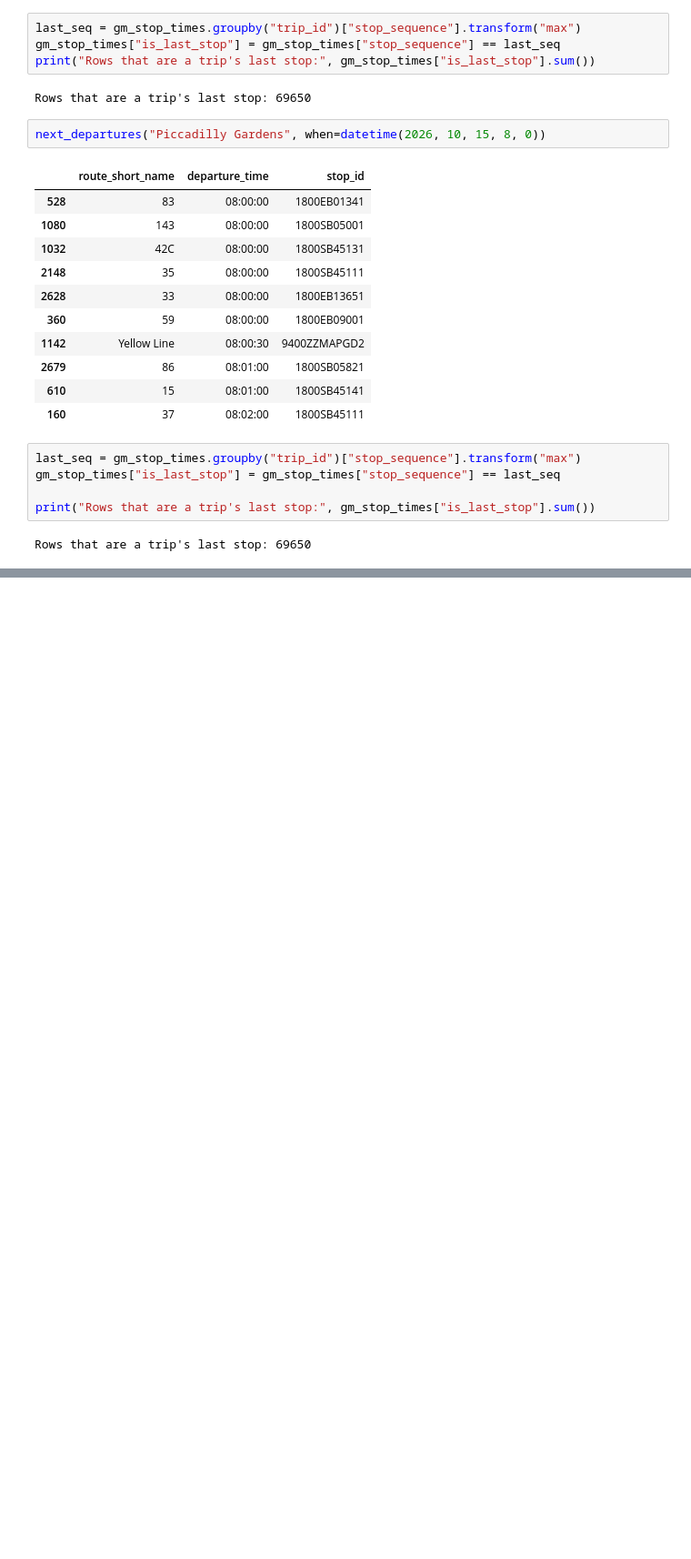
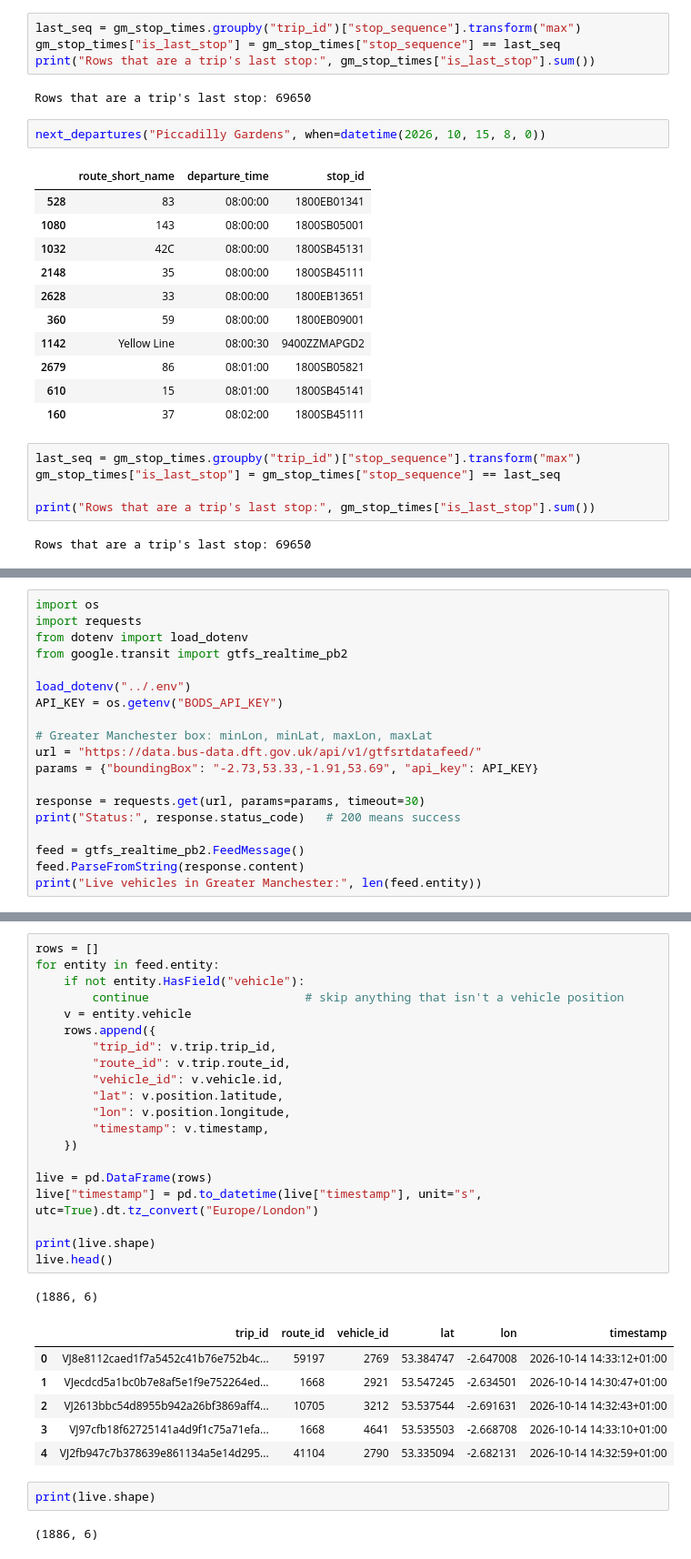
Before and after one commit to kaushaltatkare/manchester-bus-tracker, a Jupyter notebook: notebooks/01_explore_stops.ipynb, the cells around one changed output, grey strips where cells are left out. Shown at 91% size. Saved outputs shown, nothing was run; the diff lists cells and outputs as text; blank space fills up the shorter version.

```diff
--- a/notebooks/01_explore_stops.ipynb
+++ b/notebooks/01_explore_stops.ipynb
@@ -429,0 +442,19 @@ Rows that are a trip's last stop: 69650
+# %%
+import os
+import requests
+from dotenv import load_dotenv
+from google.transit import gtfs_realtime_pb2
+
+load_dotenv("../.env")
+API_KEY = os.getenv("BODS_API_KEY")
+
+# Greater Manchester box: minLon, minLat, maxLon, maxLat
+url = "https://data.bus-data.dft.gov.uk/api/v1/gtfsrtdatafeed/"
+params = {"boundingBox": "-2.73,53.33,-1.91,53.69", "api_key": API_KEY}
+
+response = requests.get(url, params=params, timeout=30)
+print("Status:", response.status_code)   # 200 means success
+
+feed = gtfs_realtime_pb2.FeedMessage()
+feed.ParseFromString(response.content)
+print("Live vehicles in Greater Manchester:", len(feed.entity))
@@ -429,0 +486,32 @@ Rows that are a trip's last stop: 69650
+# %%
+rows = []
+for entity in feed.entity:
+    if not entity.HasField("vehicle"):
+        continue                      # skip anything that isn't a vehicle position
+    v = entity.vehicle
+    rows.append({
+        "trip_id": v.trip.trip_id,
+        "route_id": v.trip.route_id,
+        "vehicle_id": v.vehicle.id,
+        "lat": v.position.latitude,
+        "lon": v.position.longitude,
+        "timestamp": v.timestamp,
+    })
+
+live = pd.DataFrame(rows)
+live["timestamp"] = pd.to_datetime(live["timestamp"], unit="s", utc=True).dt.tz_convert("Europe/London")
+
+print(live.shape)
+live.head()
+# %% [output]
+(1886, 6)
+|  | trip_id | route_id | vehicle_id | lat | lon | timestamp |
+| 0 | VJ8e8112caed1f7a5452c41b76e752b4c... | 59197 | 2769 | 53.384747 | -2.647008 | 2026-10-14 14:33:12+01:00 |
+| 1 | VJecdcd5a1bc0b7e8af5e1f9e752264ed... | 1668 | 2921 | 53.547245 | -2.634501 | 2026-10-14 14:30:47+01:00 |
+| 2 | VJ2613bbc54d8955b942a26bf3869aff4... | 10705 | 3212 | 53.537544 | -2.691631 | 2026-10-14 14:32:43+01:00 |
+| 3 | VJ97cfb18f62725141a4d9f1c75a71efa... | 1668 | 4641 | 53.535503 | -2.668708 | 2026-10-14 14:33:10+01:00 |
+| 4 | VJ2fb947c7b378639e861134a5e14d295... | 41104 | 2790 | 53.335094 | -2.682131 | 2026-10-14 14:32:59+01:00 |
+# %%
+print(live.shape)
+# %% [output]
+(1886, 6)
```
Also changed, not shown: parts of 14 cells of this notebook, 1 other file.
